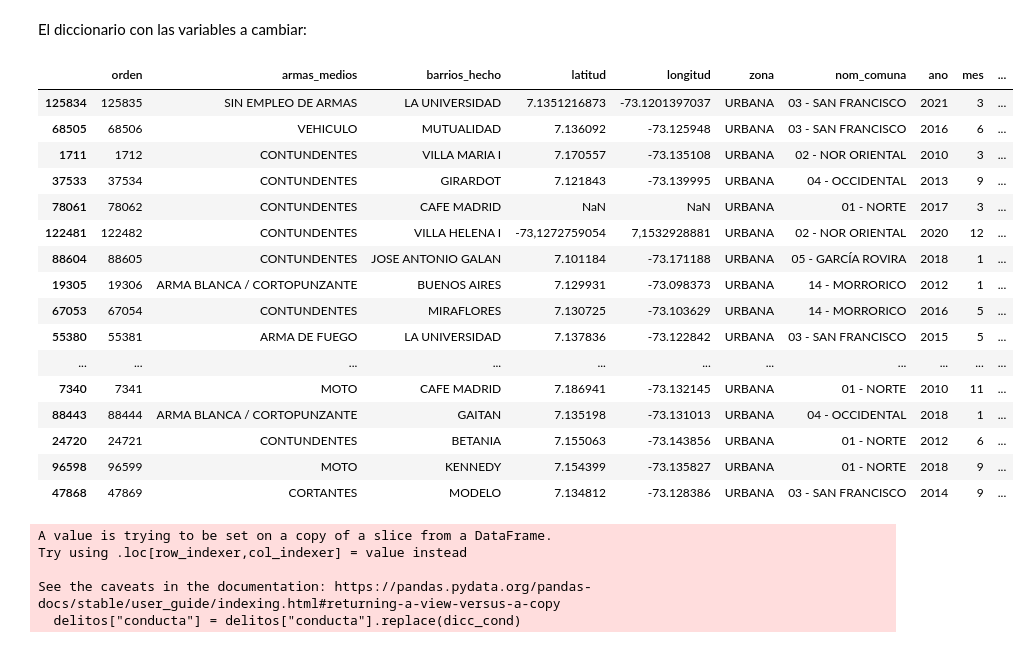
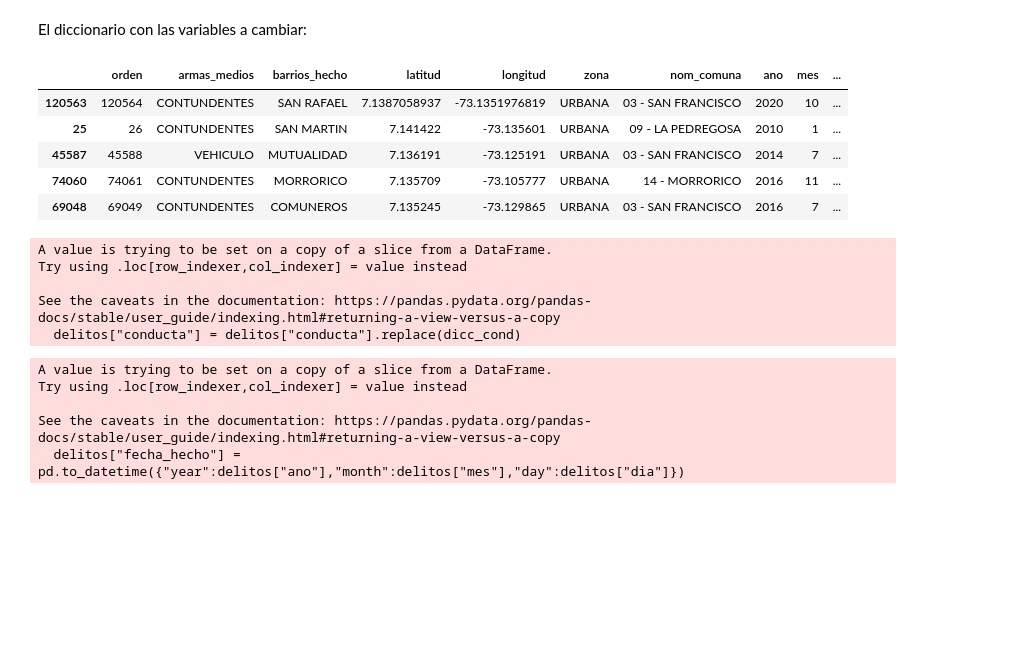
Before and after one commit to Joaron4/team211_bucaramanga, a Jupyter notebook: delitos_by_neighborhood.ipynb, the cells around one changed output. Drawn from its saved outputs; the diff is of its cells as text; code cells hidden in the pictures; blank space fills up the shorter version.

```diff
--- a/delitos_by_neighborhood.ipynb
+++ b/delitos_by_neighborhood.ipynb
@@ -142,24 +139,13 @@ delitos["barrios_hecho"] = delitos["barrios_hecho"].replace(barrios_cambiar)
 # %%
 delitos = delitos[delitos["barrios_hecho"].isin(barrios_alertatemprana)]
 # %%
-delitos.sample(20)
+delitos.sample(5)
 # %% [output]
 |  | orden | armas_medios | barrios_hecho | latitud | longitud | zona | nom_comuna | ano | mes | ... |
-| 125834 | 125835 | SIN EMPLEO DE ARMAS | LA UNIVERSIDAD | 7.1351216873 | -73.1201397037 | URBANA | 03 - SAN FRANCISCO | 2021 | 3 | ... |
-| 68505 | 68506 | VEHICULO | MUTUALIDAD | 7.136092 | -73.125948 | URBANA | 03 - SAN FRANCISCO | 2016 | 6 | ... |
-| 1711 | 1712 | CONTUNDENTES | VILLA MARIA I | 7.170557 | -73.135108 | URBANA | 02 - NOR ORIENTAL | 2010 | 3 | ... |
-| 37533 | 37534 | CONTUNDENTES | GIRARDOT | 7.121843 | -73.139995 | URBANA | 04 - OCCIDENTAL | 2013 | 9 | ... |
-| 78061 | 78062 | CONTUNDENTES | CAFE MADRID | NaN | NaN | URBANA | 01 - NORTE | 2017 | 3 | ... |
-| 122481 | 122482 | CONTUNDENTES | VILLA HELENA I | -73,1272759054 | 7,1532928881 | URBANA | 02 - NOR ORIENTAL | 2020 | 12 | ... |
-| 88604 | 88605 | CONTUNDENTES | JOSE ANTONIO GALAN | 7.101184 | -73.171188 | URBANA | 05 - GARCÍA ROVIRA | 2018 | 1 | ... |
-| 19305 | 19306 | ARMA BLANCA / CORTOPUNZANTE | BUENOS AIRES | 7.129931 | -73.098373 | URBANA | 14 - MORRORICO | 2012 | 1 | ... |
-| 67053 | 67054 | CONTUNDENTES | MIRAFLORES | 7.130725 | -73.103629 | URBANA | 14 - MORRORICO | 2016 | 5 | ... |
-| 55380 | 55381 | ARMA DE FUEGO | LA UNIVERSIDAD | 7.137836 | -73.122842 | URBANA | 03 - SAN FRANCISCO | 2015 | 5 | ... |
-| ... | ... | ... | ... | ... | ... | ... | ... | ... | ... | ... |
-| 7340 | 7341 | MOTO | CAFE MADRID | 7.186941 | -73.132145 | URBANA | 01 - NORTE | 2010 | 11 | ... |
-| 88443 | 88444 | ARMA BLANCA / CORTOPUNZANTE | GAITAN | 7.135198 | -73.131013 | URBANA | 04 - OCCIDENTAL | 2018 | 1 | ... |
-| 24720 | 24721 | CONTUNDENTES | BETANIA | 7.155063 | -73.143856 | URBANA | 01 - NORTE | 2012 | 6 | ... |
-| 96598 | 96599 | MOTO | KENNEDY | 7.154399 | -73.135827 | URBANA | 01 - NORTE | 2018 | 9 | ... |
-| 47868 | 47869 | CORTANTES | MODELO | 7.134812 | -73.128386 | URBANA | 03 - SAN FRANCISCO | 2014 | 9 | ... |
+| 120563 | 120564 | CONTUNDENTES | SAN RAFAEL | 7.1387058937 | -73.1351976819 | URBANA | 03 - SAN FRANCISCO | 2020 | 10 | ... |
+| 25 | 26 | CONTUNDENTES | SAN MARTIN | 7.141422 | -73.135601 | URBANA | 09 - LA PEDREGOSA | 2010 | 1 | ... |
+| 45587 | 45588 | VEHICULO | MUTUALIDAD | 7.136191 | -73.125191 | URBANA | 03 - SAN FRANCISCO | 2014 | 7 | ... |
+| 74060 | 74061 | CONTUNDENTES | MORRORICO | 7.135709 | -73.105777 | URBANA | 14 - MORRORICO | 2016 | 11 | ... |
+| 69048 | 69049 | CONTUNDENTES | COMUNEROS | 7.135245 | -73.129865 | URBANA | 03 - SAN FRANCISCO | 2016 | 7 | ... |
 # %%
 delitos_barrios = delitos.groupby(["barrios_hecho"]).size().to_frame("quantity").reset_index()
@@ -228,0 +213,8 @@ delitos_conducta.to_csv("delitos_conducta.csv")
+# %%
+delitos["fecha_hecho"] = pd.to_datetime({"year":delitos["ano"],"month":delitos["mes"],"day":delitos["dia"]})
+# %% [output]
+A value is trying to be set on a copy of a slice from a DataFrame.
+Try using .loc[row_indexer,col_indexer] = value instead
+
+See the caveats in the documentation: https://pandas.pydata.org/pandas-docs/stable/user_guide/indexing.html#returning-a-view-versus-a-copy
+  delitos["fecha_hecho"] = pd.to_datetime({"year":delitos["ano"],"month":delitos["mes"],"day":delitos["dia"]})
```
Also changed, not shown: parts of 20 cells of this notebook.
